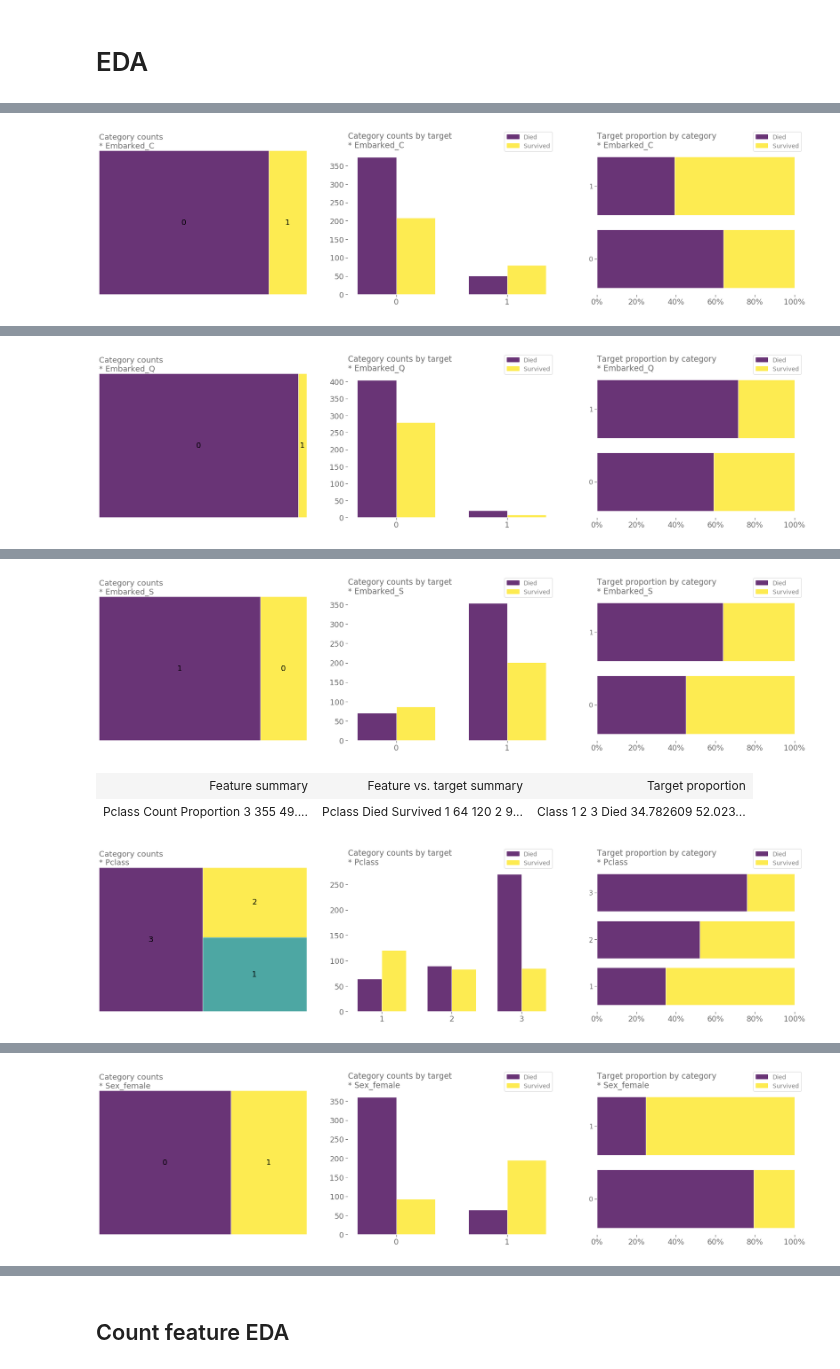
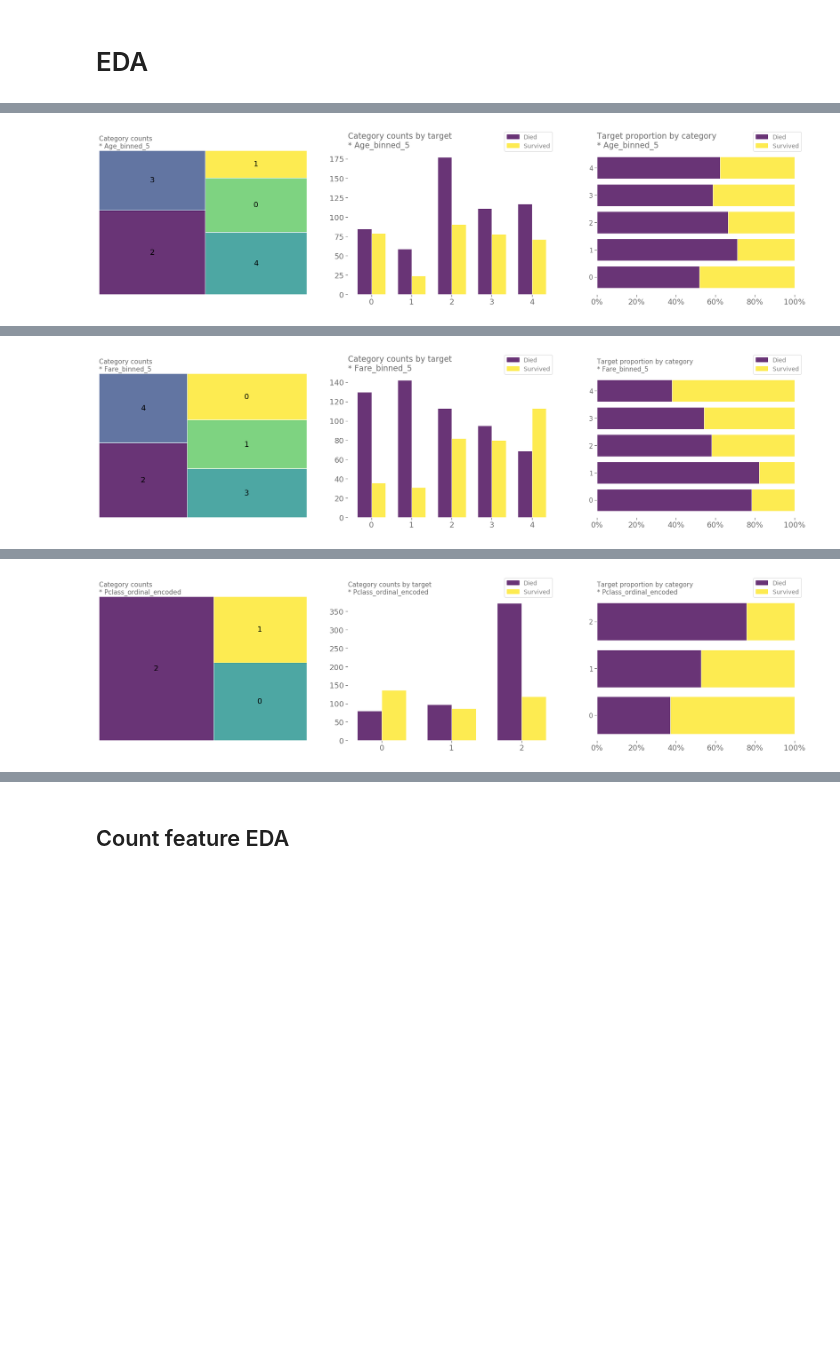
Before and after one commit to sudhu26/data-science-portfolio, a Jupyter notebook: kaggle/Titanic/kernel-Copy1.ipynb, the cells around one changed output, grey strips where cells are left out. Saved outputs shown, nothing was run; the diff lists cells and outputs as text; code cells hidden in the pictures; blank space fills up the shorter version.

```diff
--- a/kaggle/Titanic/kernel-Copy1.ipynb
+++ b/kaggle/Titanic/kernel-Copy1.ipynb
@@ -162,10 +143,8 @@ matrix([[0., 1.],
 # %%
 # number features
-for feature in mlmachine_demo.data.mlm_dtypes["category"]:
+for feature in mlmachine_demo.data.mlm_dtypes["ordinal"]:
     mlmachine_demo.eda_cat_target_cat_feat(
         feature=feature,
-        level_count_cap=10,
         legend_labels=["Died","Survived"],
-        chart_scale=15
     )
 # %% [output]
@@ -174 +153 @@ for feature in mlmachine_demo.data.mlm_dtypes["category"]:
-[figure, old version]
+[figure, new version]
@@ -177 +156 @@ for feature in mlmachine_demo.data.mlm_dtypes["category"]:
-[figure, old version]
+[figure, new version]
@@ -180,4 +159 @@ for feature in mlmachine_demo.data.mlm_dtypes["category"]:
-[figure, old version]
+[figure, new version]
-| Feature summary | Feature vs. target summary | Target proportion |
-| Pclass Count Proportion 3 355 49.... | Pclass Died Survived 1 64 120 2 9... | Class 1 2 3 Died 34.782609 52.023... |
-[figure, removed]
@@ -186 +159,0 @@ for feature in mlmachine_demo.data.mlm_dtypes["category"]:
-[figure, removed]
```
Also changed, not shown: parts of 18 cells of this notebook, 2 other files.
